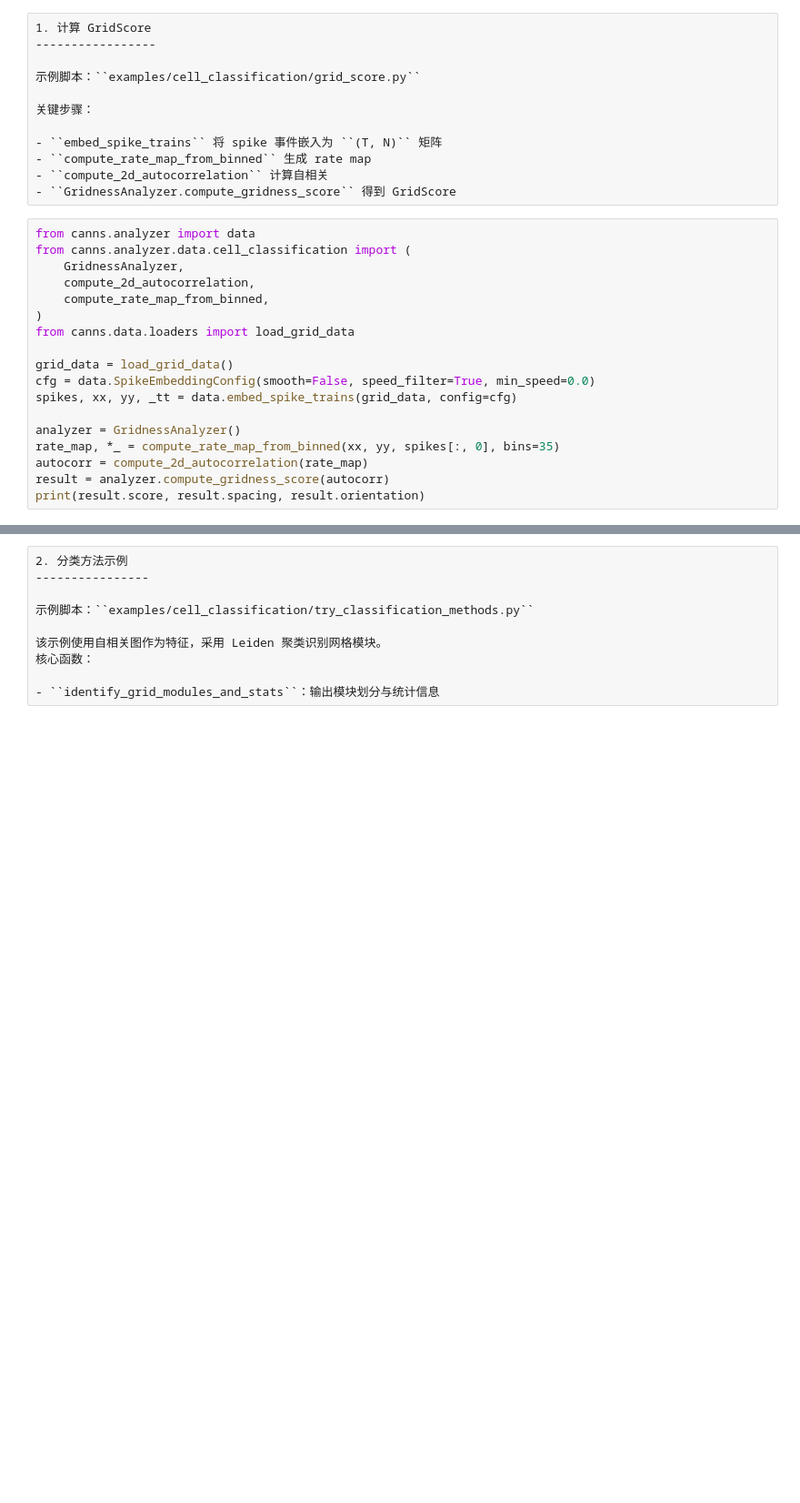
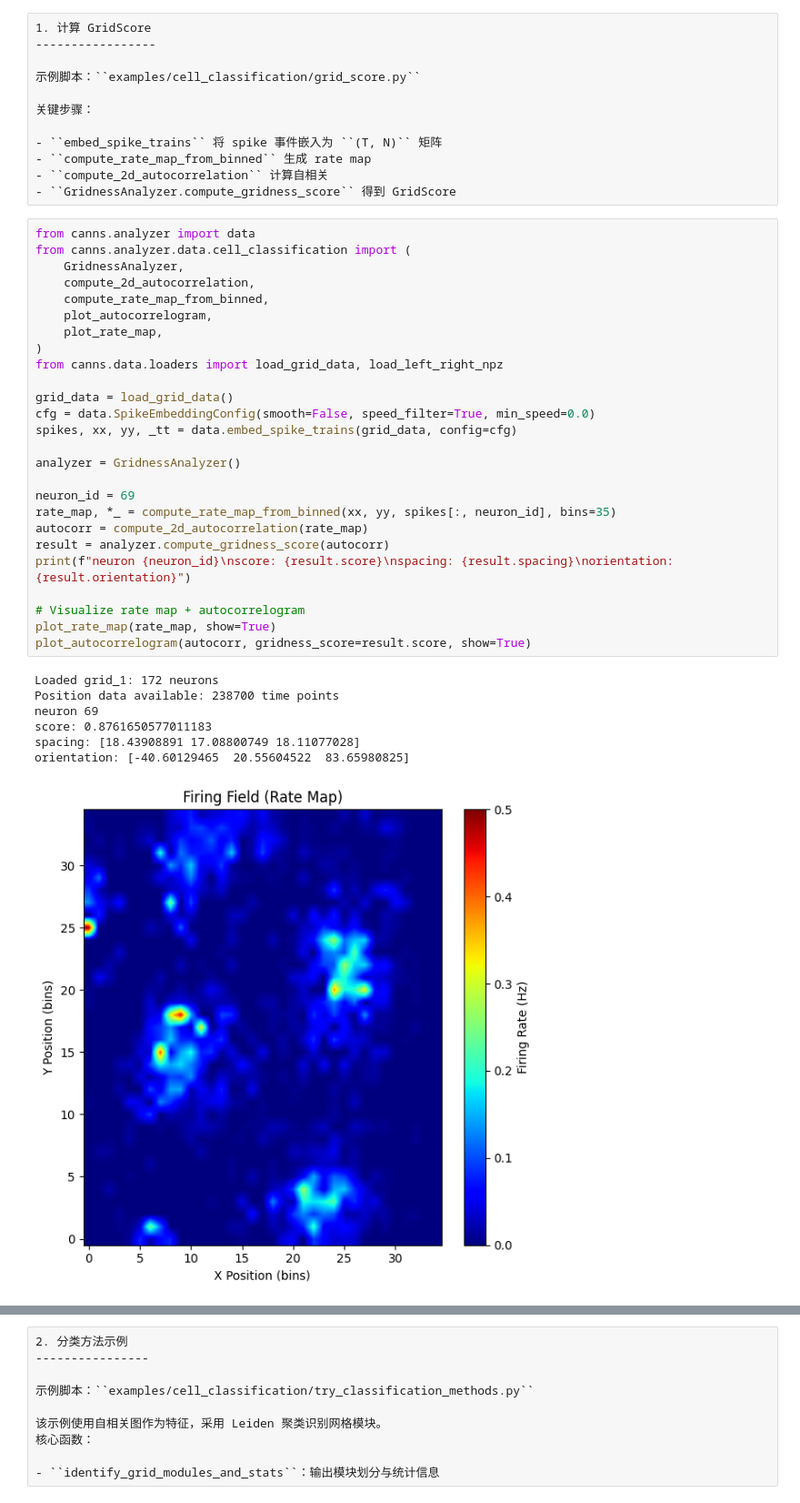
Before and after one commit to Routhleck/canns, a Jupyter notebook: docs/zh/3_full_detail_tutorials/02_data_analysis/04_cell_classification.ipynb, the cells around one changed output, grey strips where cells are left out. Shown at 91% size. Drawn from its saved outputs; the diff is of its cells as text; blank space fills up the shorter version.

```diff
--- a/docs/zh/3_full_detail_tutorials/02_data_analysis/04_cell_classification.ipynb
+++ b/docs/zh/3_full_detail_tutorials/02_data_analysis/04_cell_classification.ipynb
@@ -43,18 +43,34 @@
 # %%
 from canns.analyzer import data
 from canns.analyzer.data.cell_classification import (
     GridnessAnalyzer,
     compute_2d_autocorrelation,
     compute_rate_map_from_binned,
+    plot_autocorrelogram,
+    plot_rate_map,
 )
-from canns.data.loaders import load_grid_data
+from canns.data.loaders import load_grid_data, load_left_right_npz
 
 grid_data = load_grid_data()
 cfg = data.SpikeEmbeddingConfig(smooth=False, speed_filter=True, min_speed=0.0)
 spikes, xx, yy, _tt = data.embed_spike_trains(grid_data, config=cfg)
 
 analyzer = GridnessAnalyzer()
-rate_map, *_ = compute_rate_map_from_binned(xx, yy, spikes[:, 0], bins=35)
+
+neuron_id = 69
+rate_map, *_ = compute_rate_map_from_binned(xx, yy, spikes[:, neuron_id], bins=35)
 autocorr = compute_2d_autocorrelation(rate_map)
 result = analyzer.compute_gridness_score(autocorr)
-print(result.score, result.spacing, result.orientation)
+print(f"neuron {neuron_id}\nscore: {result.score}\nspacing: {result.spacing}\norientation: {result.orientation}")
+
+# Visualize rate map + autocorrelogram
+plot_rate_map(rate_map, show=True)
+plot_autocorrelogram(autocorr, gridness_score=result.score, show=True)
+# %% [output]
+Loaded grid_1: 172 neurons
+Position data available: 238700 time points
+neuron 69
+score: 0.8761650577011183
+spacing: [18.43908891 17.08800749 18.11077028]
+orientation: [-40.60129465  20.55604522  83.65980825]
+[figure, added]
```
Also changed, not shown: parts of 2 cells of this notebook, 4 other files.
